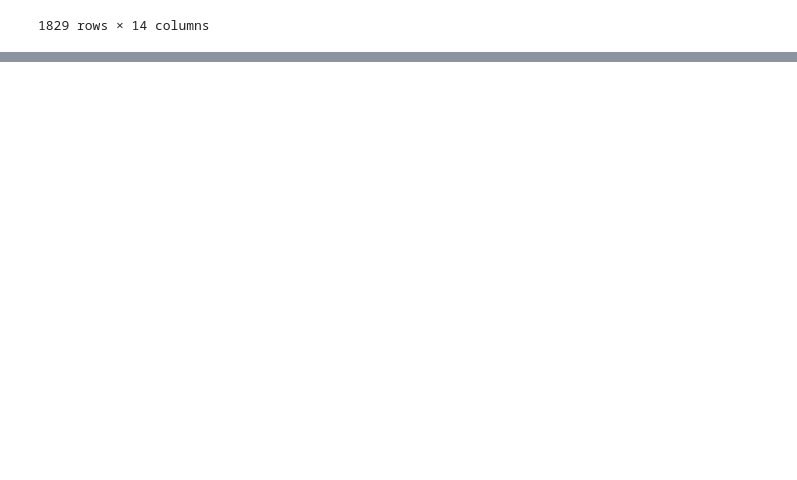
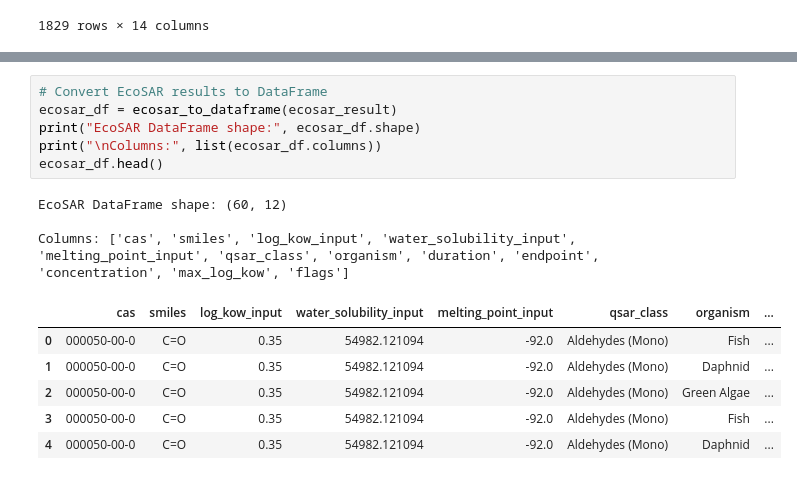
Before and after one commit to USEtox/PyEPISuite, a Jupyter notebook: notebooks/tutorial01.ipynb, the cells around one changed output, grey strips where cells are left out. Drawn from its saved outputs; the diff is of its cells as text; blank space fills up the shorter version.

```diff
--- a/notebooks/tutorial01.ipynb
+++ b/notebooks/tutorial01.ipynb
@@ -122,0 +174,16 @@ h.data
+# %%
+# Convert EcoSAR results to DataFrame
+ecosar_df = ecosar_to_dataframe(ecosar_result)
+print("EcoSAR DataFrame shape:", ecosar_df.shape)
+print("\nColumns:", list(ecosar_df.columns))
+ecosar_df.head()
+# %% [output]
+EcoSAR DataFrame shape: (60, 12)
+
+Columns: ['cas', 'smiles', 'log_kow_input', 'water_solubility_input', 'melting_point_input', 'qsar_class', 'organism', 'duration', 'endpoint', 'concentration', 'max_log_kow', 'flags']
+|  | cas | smiles | log_kow_input | water_solubility_input | melting_point_input | qsar_class | organism | ... |
+| 0 | 000050-00-0 | C=O | 0.35 | 54982.121094 | -92.0 | Aldehydes (Mono) | Fish | ... |
+| 1 | 000050-00-0 | C=O | 0.35 | 54982.121094 | -92.0 | Aldehydes (Mono) | Daphnid | ... |
+| 2 | 000050-00-0 | C=O | 0.35 | 54982.121094 | -92.0 | Aldehydes (Mono) | Green Algae | ... |
+| 3 | 000050-00-0 | C=O | 0.35 | 54982.121094 | -92.0 | Aldehydes (Mono) | Fish | ... |
+| 4 | 000050-00-0 | C=O | 0.35 | 54982.121094 | -92.0 | Aldehydes (Mono) | Daphnid | ... |
```
Also changed, not shown: parts of 13 cells of this notebook, 35 other files.
